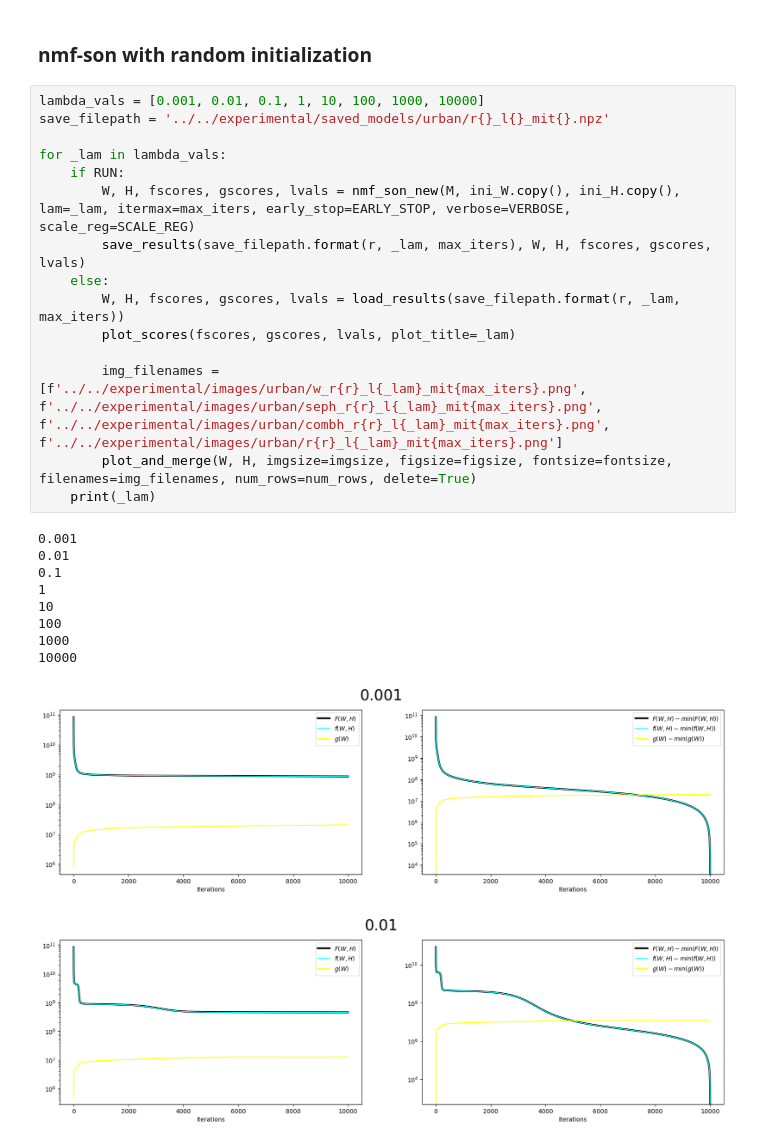
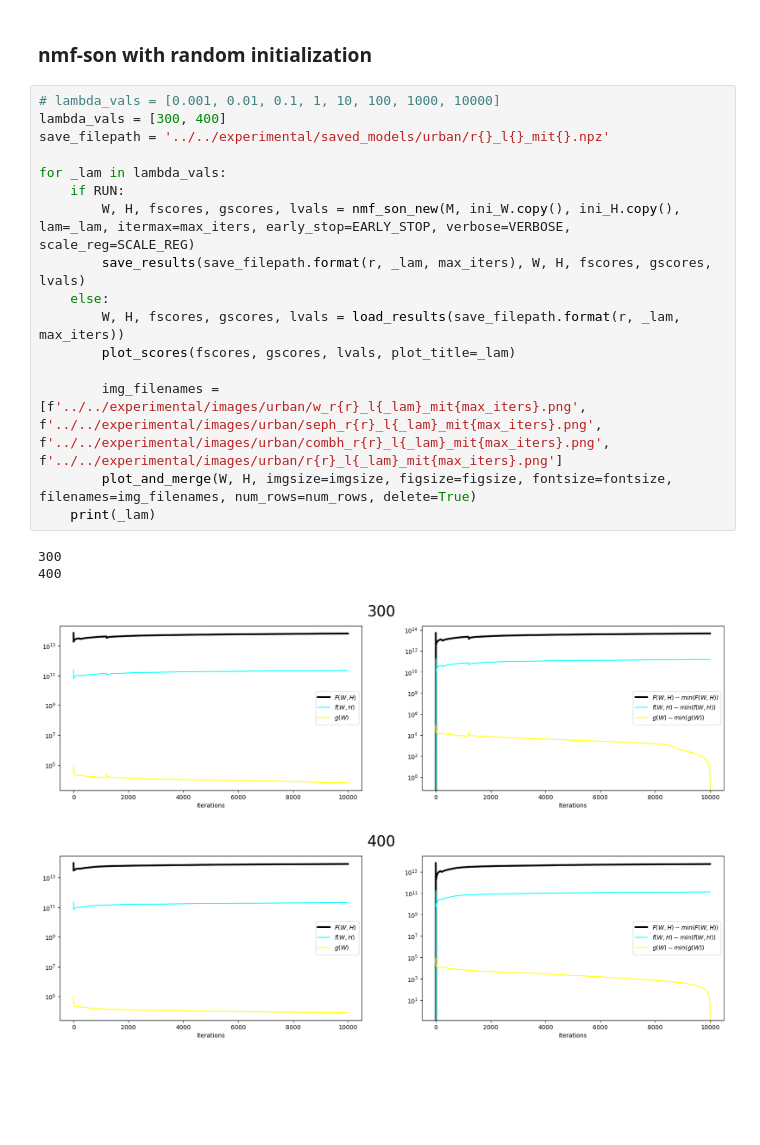
Before and after one commit to waqasbinhamed/nmf_methods, a Jupyter notebook: experimental/notebooks/_tuning.ipynb, the cells around one changed output. Saved outputs shown, nothing was run; the diff lists cells and outputs as text; blank space fills up the shorter version.

```diff
--- a/experimental/notebooks/_tuning.ipynb
+++ b/experimental/notebooks/_tuning.ipynb
@@ -87,28 +87,23 @@ else:
 # %% [markdown]
 ### nmf-son with random initialization
 # %%
-lambda_vals = [0.001, 0.01, 0.1, 1, 10, 100, 1000, 10000]
+# lambda_vals = [0.001, 0.01, 0.1, 1, 10, 100, 1000, 10000]
+lambda_vals = [300, 400]
 save_filepath = '../../experimental/saved_models/urban/r{}_l{}_mit{}.npz'
 
 for _lam in lambda_vals:
     if RUN:
         W, H, fscores, gscores, lvals = nmf_son_new(M, ini_W.copy(), ini_H.copy(), lam=_lam, itermax=max_iters, early_stop=EARLY_STOP, verbose=VERBOSE, scale_reg=SCALE_REG)
         save_results(save_filepath.format(r, _lam, max_iters), W, H, fscores, gscores, lvals)
     else:
         W, H, fscores, gscores, lvals = load_results(save_filepath.format(r, _lam, max_iters))
         plot_scores(fscores, gscores, lvals, plot_title=_lam)
 
         img_filenames = [f'../../experimental/images/urban/w_r{r}_l{_lam}_mit{max_iters}.png', f'../../experimental/images/urban/seph_r{r}_l{_lam}_mit{max_iters}.png', f'../../experimental/images/urban/combh_r{r}_l{_lam}_mit{max_iters}.png', f'../../experimental/images/urban/r{r}_l{_lam}_mit{max_iters}.png']
         plot_and_merge(W, H, imgsize=imgsize, figsize=figsize, fontsize=fontsize, filenames=img_filenames, num_rows=num_rows, delete=True)
     print(_lam)
 # %% [output]
-0.001
-0.01
-0.1
-1
-10
-100
-1000
-10000
+300
+400
-[figure, old version]
+[figure, new version]
-[figure, old version]
+[figure, new version]
```
Also changed, not shown: parts of 1 cell of this notebook, 2 other files.
